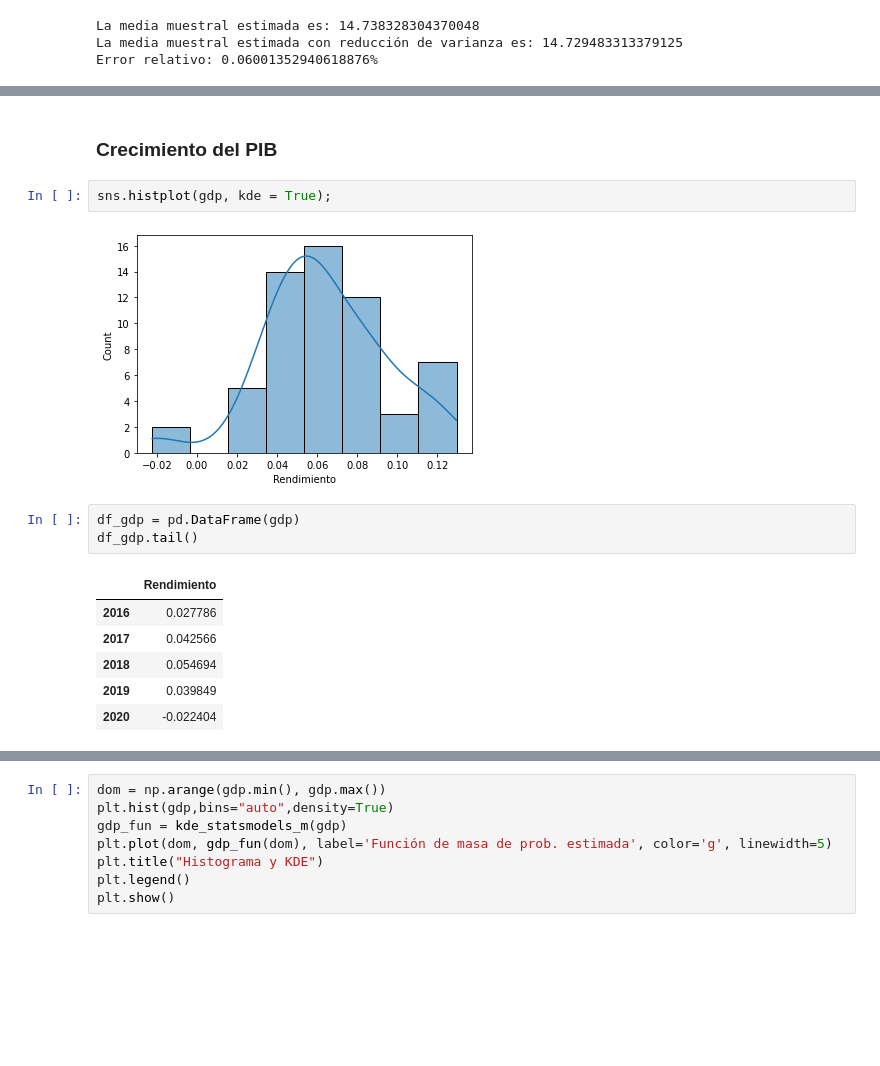
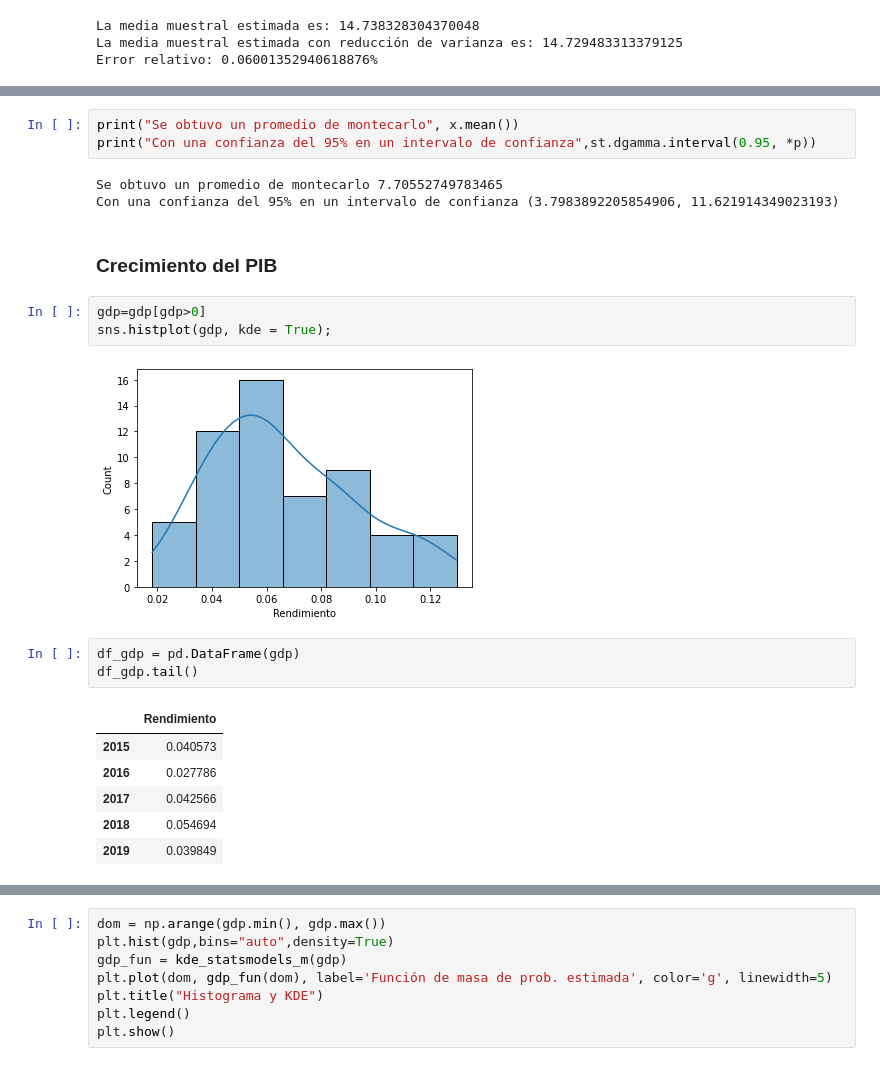
Before and after one commit to Zairo9/Proyecto, a Jupyter notebook: GuiaProyecto.ipynb, the cells around one changed output, grey strips where cells are left out. Cells and saved outputs as stored; diff of their text form; blank space fills up the shorter version.

```diff
--- a/GuiaProyecto.ipynb
+++ b/GuiaProyecto.ipynb
@@ -504,19 +535,26 @@ Error relativo: 0.06001352940618876%
+# %%
+print("Se obtuvo un promedio de montecarlo", x.mean())
+print("Con una confianza del 95% en un intervalo de confianza",st.dgamma.interval(0.95, *p))
+# %% [output]
+Se obtuvo un promedio de montecarlo 7.70552749783465
+Con una confianza del 95% en un intervalo de confianza (3.7983892205854906, 11.621914349023193)
 # %% [markdown]
 ### Crecimiento del PIB
 # %%
+gdp=gdp[gdp>0]
 sns.histplot(gdp, kde = True);
 # %% [output]
-[figure, old version]
+[figure, new version]
 # %%
 df_gdp = pd.DataFrame(gdp)
 df_gdp.tail()
 # %% [output]
 |  | Rendimiento |
+| 2015 | 0.040573 |
 | 2016 | 0.027786 |
 | 2017 | 0.042566 |
 | 2018 | 0.054694 |
 | 2019 | 0.039849 |
-| 2020 | -0.022404 |
 # %%
 d,p = best_dist(gdp)
 p
```
Also changed, not shown: parts of 22 cells of this notebook.
